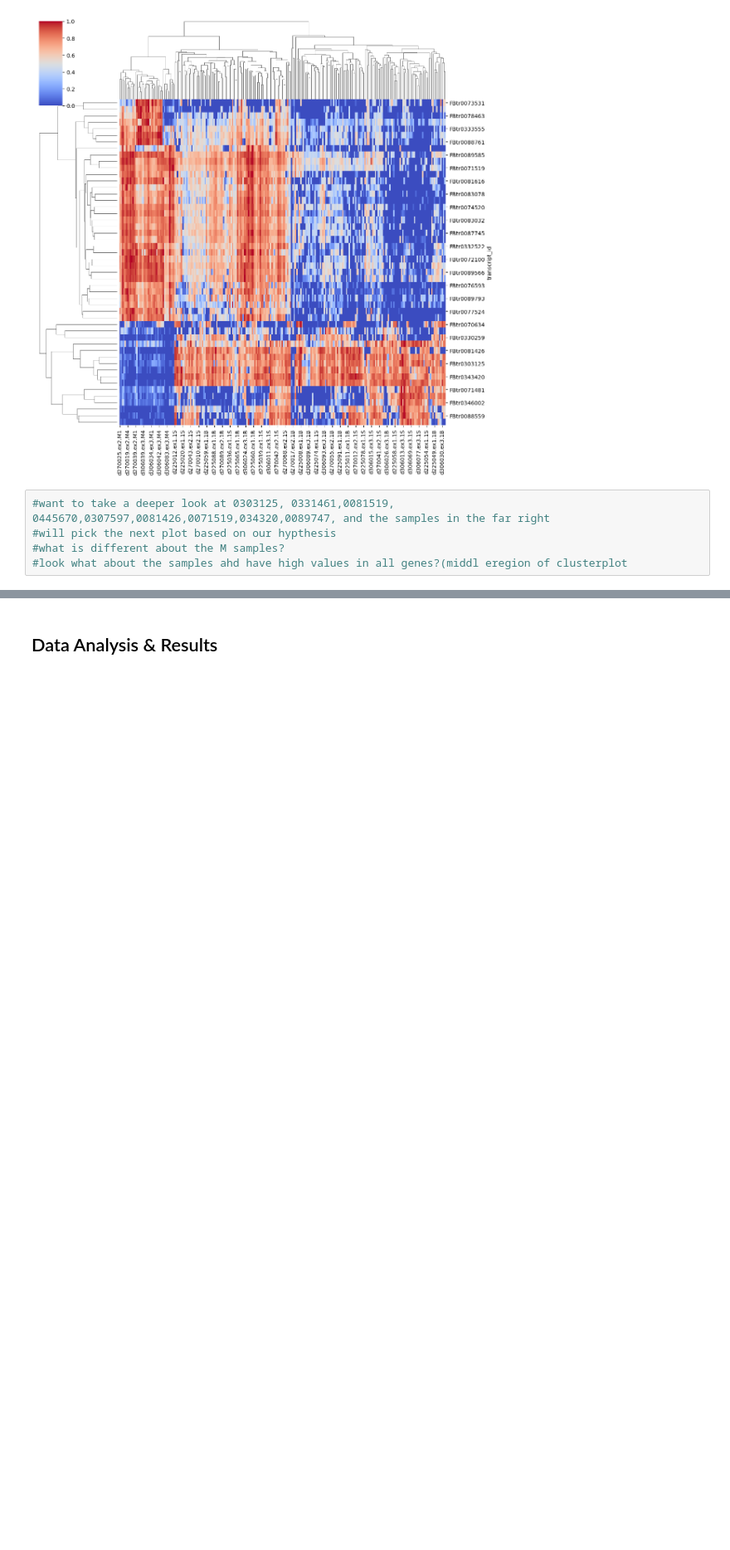
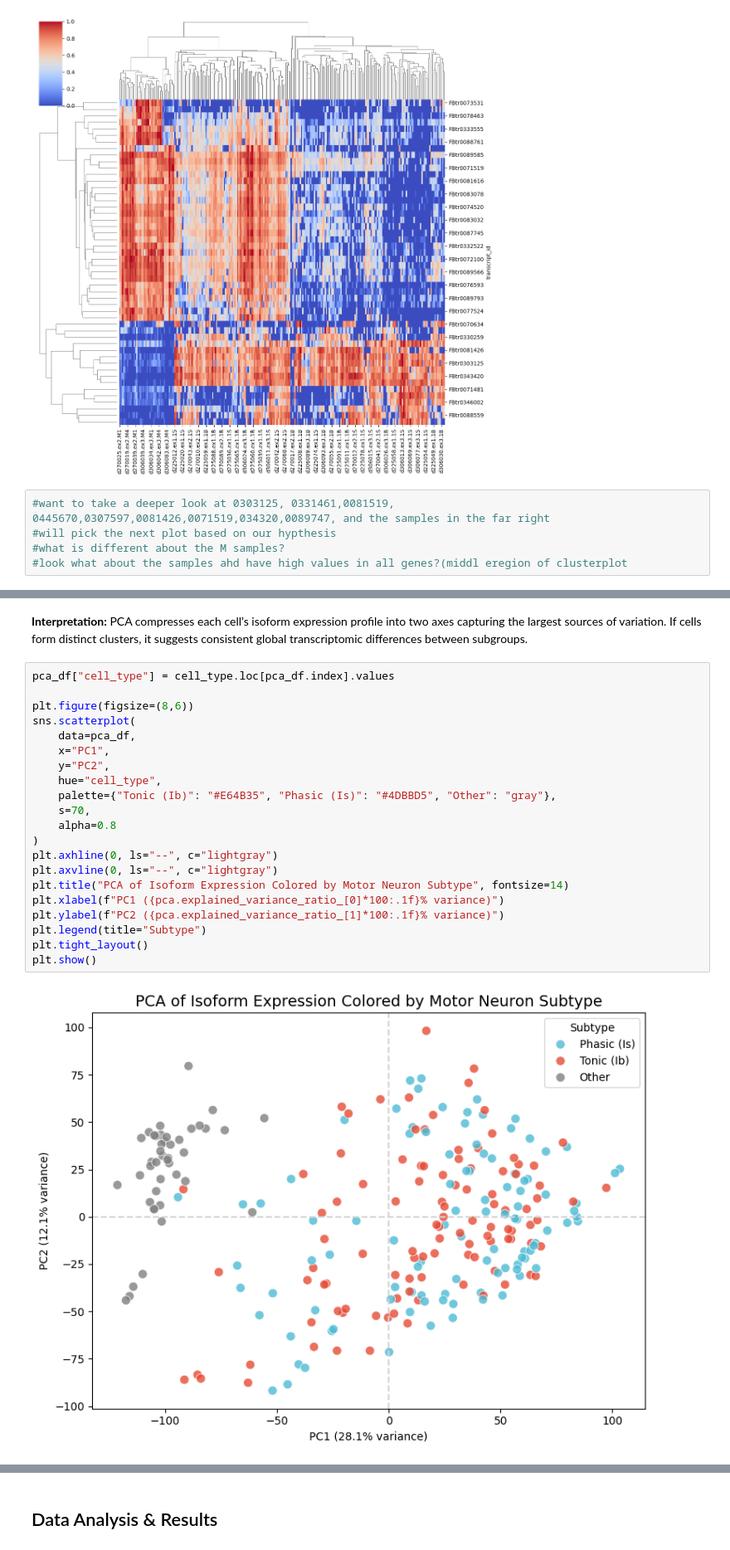
Before and after one commit to esmcclung/Group_12_Cells_Mini_Project, a Jupyter notebook: CellTypesProject_template.ipynb, the cells around one changed output, grey strips where cells are left out. Shown at 83% size. Drawn from its saved outputs; the diff is of its cells as text; blank space fills up the shorter version.

```diff
--- a/CellTypesProject_template.ipynb
+++ b/CellTypesProject_template.ipynb
@@ -94,0 +196,25 @@ plt.show()
+# %% [markdown]
+**Interpretation:** PCA compresses each cell’s isoform expression profile into two axes capturing the largest sources of variation. If cells form distinct clusters, it suggests consistent global transcriptomic differences between subgroups.
+# %%
+pca_df["cell_type"] = cell_type.loc[pca_df.index].values
+
+plt.figure(figsize=(8,6))
+sns.scatterplot(
+    data=pca_df,
+    x="PC1",
+    y="PC2",
+    hue="cell_type",
+    palette={"Tonic (Ib)": "#E64B35", "Phasic (Is)": "#4DBBD5", "Other": "gray"},
+    s=70,
+    alpha=0.8
+)
+plt.axhline(0, ls="--", c="lightgray")
+plt.axvline(0, ls="--", c="lightgray")
+plt.title("PCA of Isoform Expression Colored by Motor Neuron Subtype", fontsize=14)
+plt.xlabel(f"PC1 ({pca.explained_variance_ratio_[0]*100:.1f}% variance)")
+plt.ylabel(f"PC2 ({pca.explained_variance_ratio_[1]*100:.1f}% variance)")
+plt.legend(title="Subtype")
+plt.tight_layout()
+plt.show()
+# %% [output]
+[figure, added]
```
Also changed, not shown: parts of 20 cells of this notebook.
